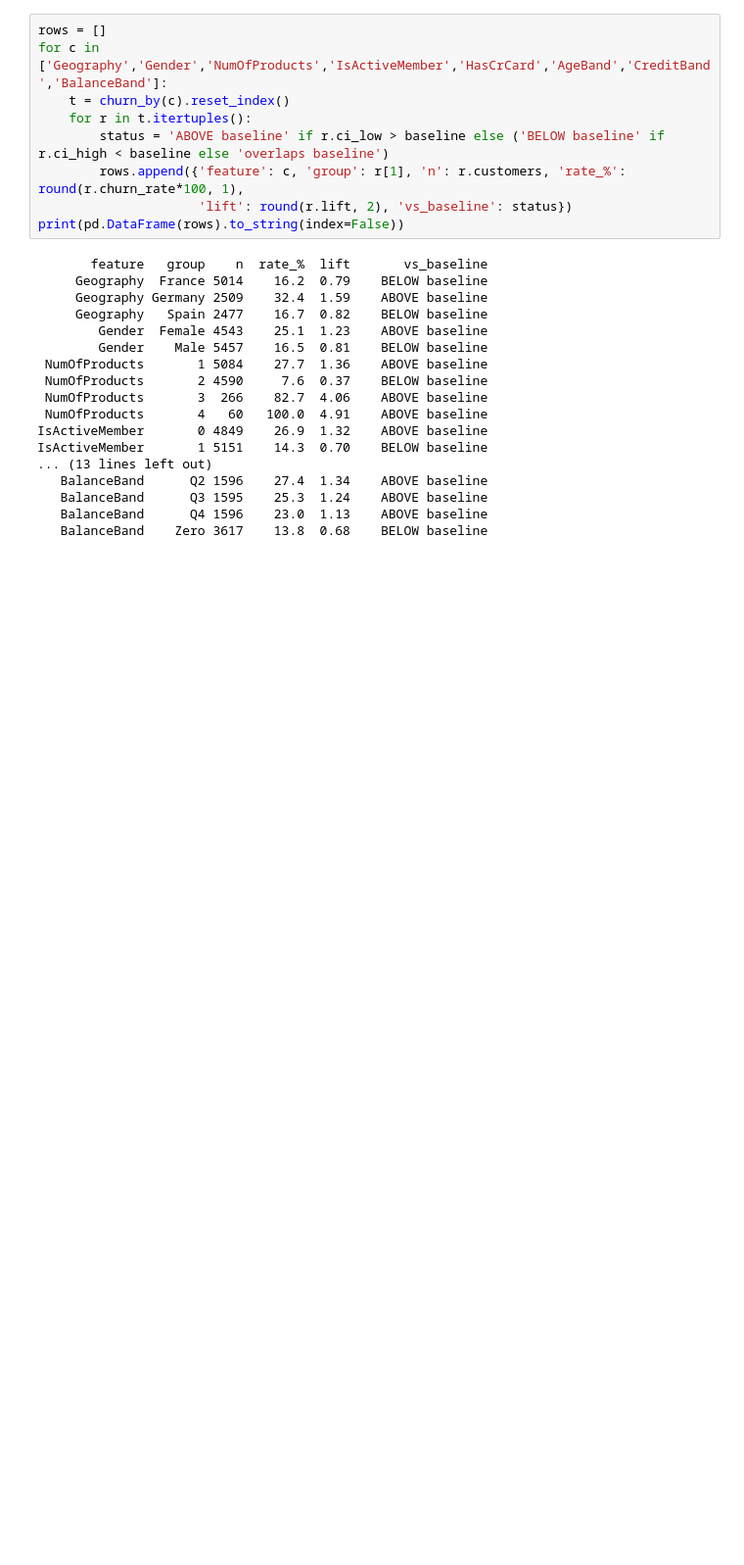
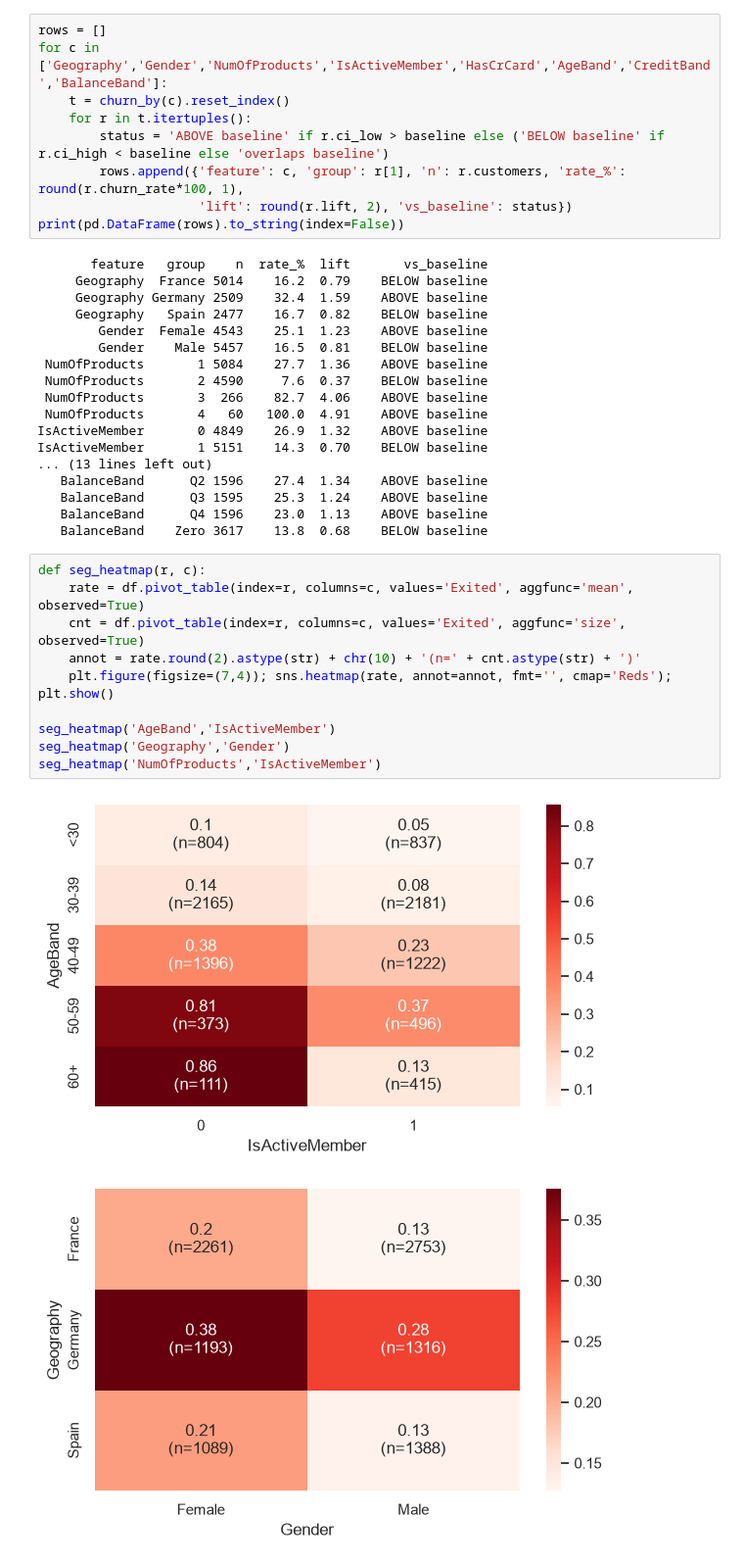
Before and after one commit to r33w33/Bank-Churn-Analysis, a Jupyter notebook: notebooks/01_eda.ipynb, the cells around one changed output. Shown at 98% size. Cells and saved outputs as stored; diff of their text form; blank space fills up the shorter version.

```diff
--- a/notebooks/01_eda.ipynb
+++ b/notebooks/01_eda.ipynb
@@ -322,3 +322,16 @@ IsActiveMember       1 5151    14.3  0.70    BELOW baseline
    BalanceBand      Q3 1595    25.3  1.24    ABOVE baseline
    BalanceBand      Q4 1596    23.0  1.13    ABOVE baseline
    BalanceBand    Zero 3617    13.8  0.68    BELOW baseline
+# %%
+def seg_heatmap(r, c):
+    rate = df.pivot_table(index=r, columns=c, values='Exited', aggfunc='mean', observed=True)
+    cnt = df.pivot_table(index=r, columns=c, values='Exited', aggfunc='size', observed=True)
+    annot = rate.round(2).astype(str) + chr(10) + '(n=' + cnt.astype(str) + ')'
+    plt.figure(figsize=(7,4)); sns.heatmap(rate, annot=annot, fmt='', cmap='Reds'); plt.show()
+
+seg_heatmap('AgeBand','IsActiveMember')
+seg_heatmap('Geography','Gender')
+seg_heatmap('NumOfProducts','IsActiveMember')
+# %% [output]
+[figure, added]
+[figure, added]
```
Also changed, not shown: parts of 3 cells of this notebook, 2 other files.
